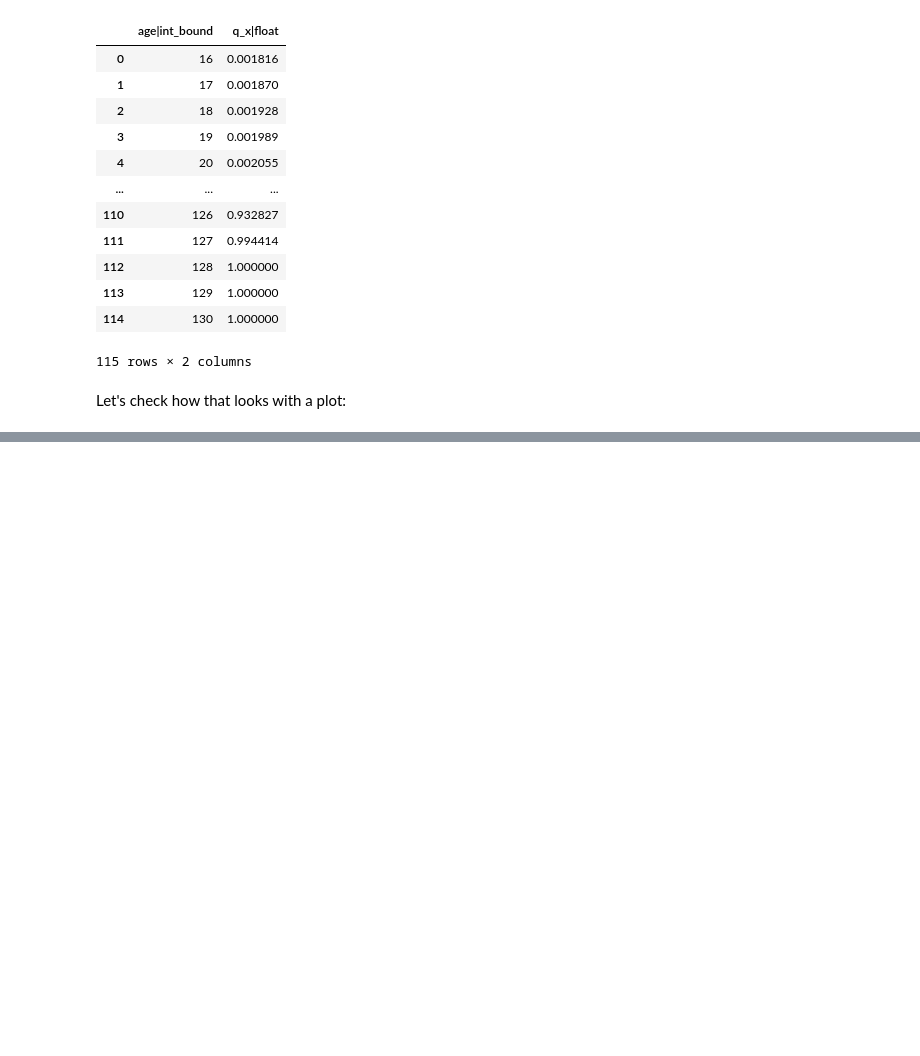
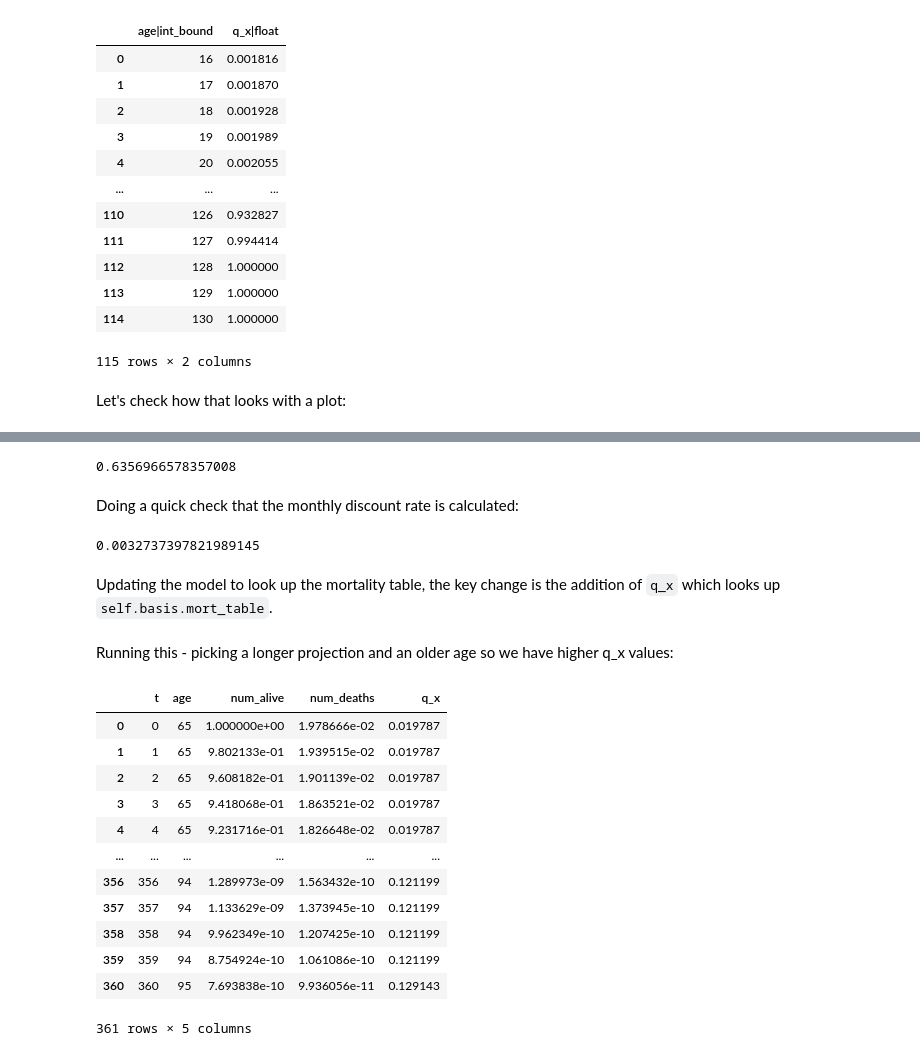
Before and after one commit to lewisfogden/heavylight, a Jupyter notebook: docs/getting_started/intro_to_heavylight.ipynb, the cells around one changed output, grey strips where cells are left out. Cells and saved outputs as stored; diff of their text form; code cells hidden in the pictures; blank space fills up the shorter version.

```diff
--- a/docs/getting_started/intro_to_heavylight.ipynb
+++ b/docs/getting_started/intro_to_heavylight.ipynb
@@ -253,0 +282,13 @@ df_mort.plot(x='age|int_bound', y='q_x|float')
+# %%
+basis3 = Basis(mort_table=mort_table, disc_rate_pa = 0.04)
+basis3.mort_table[120]
+# %% [output]
+0.6356966578357008
+# %% [markdown]
+Doing a quick check that the monthly discount rate is calculated:
+# %%
+basis3.disc_rate_pm
+# %% [output]
+0.0032737397821989145
+# %% [markdown]
+Updating the model to look up the mortality table, the key change is the addition of `q_x` which looks up `self.basis.mort_table`.
@@ -253,0 +326,21 @@ df_mort.plot(x='age|int_bound', y='q_x|float')
+# %% [markdown]
+Running this - picking a longer projection and an older age so we have higher q_x values:
+# %%
+data3 = dict(init_age = 65)
+
+model3 = Model3(data=data3, basis=basis3, proj_len = 361)
+model3.df
+# %% [output]
+|  | t | age | num_alive | num_deaths | q_x |
+| 0 | 0 | 65 | 1.000000e+00 | 1.978666e-02 | 0.019787 |
+| 1 | 1 | 65 | 9.802133e-01 | 1.939515e-02 | 0.019787 |
+| 2 | 2 | 65 | 9.608182e-01 | 1.901139e-02 | 0.019787 |
+| 3 | 3 | 65 | 9.418068e-01 | 1.863521e-02 | 0.019787 |
+| 4 | 4 | 65 | 9.231716e-01 | 1.826648e-02 | 0.019787 |
+| ... | ... | ... | ... | ... | ... |
+| 356 | 356 | 94 | 1.289973e-09 | 1.563432e-10 | 0.121199 |
+| 357 | 357 | 94 | 1.133629e-09 | 1.373945e-10 | 0.121199 |
+| 358 | 358 | 94 | 9.962349e-10 | 1.207425e-10 | 0.121199 |
+| 359 | 359 | 94 | 8.754924e-10 | 1.061086e-10 | 0.121199 |
+| 360 | 360 | 95 | 7.693838e-10 | 9.936056e-11 | 0.129143 |
+361 rows × 5 columns
```
Also changed, not shown: parts of 29 cells of this notebook.
